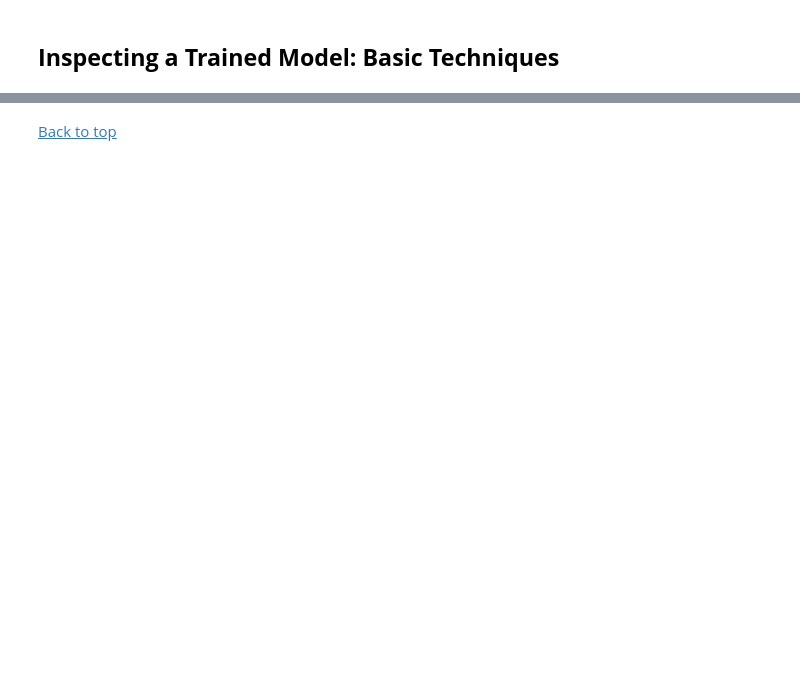
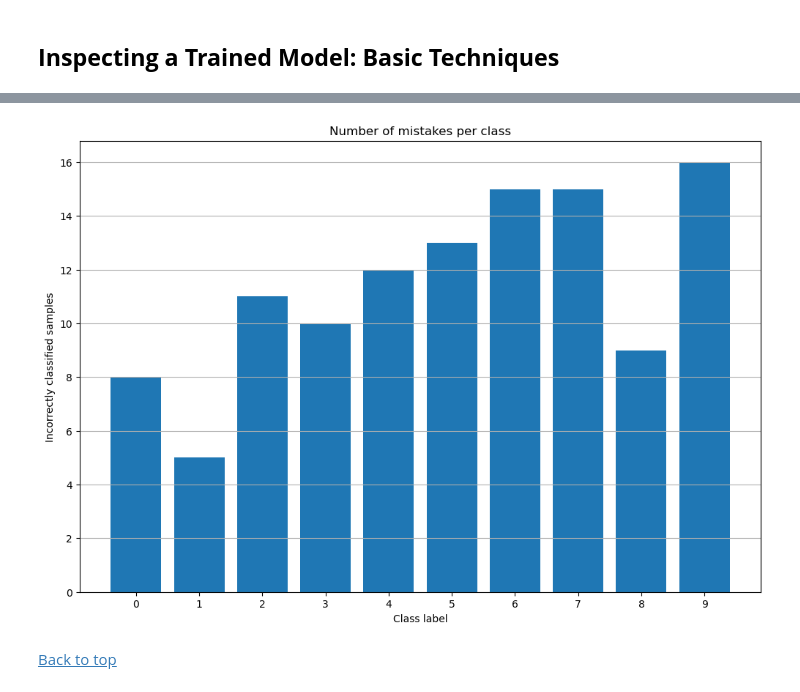
Before and after one commit to coneco-lab/open-lab-toolkit, a Jupyter notebook: convnets-tutorial.ipynb, the cells around one changed output, grey strips where cells are left out. Drawn from its saved outputs; the diff is of its cells as text; code cells hidden in the pictures; blank space fills up the shorter version.

```diff
--- a/convnets-tutorial.ipynb
+++ b/convnets-tutorial.ipynb
@@ -1097,2 +1416,28 @@ probability"._
+# %%
+def plot_incorrect(dataset, confusion_matrix, classes):
+  """Creates a bar chart of test mistakes per class.
+
+  Parameters:
+  dataset -- a PyTorch dataset
+  confusion_matrix -- a confusion matrix (2darray)
+  classes -- the number of classes in the dataset (int)
+  """
+
+  bins = dataset.targets.bincount()
+  incorrect = [bins[i] - confusion_matrix[i][i] for i in range(len(bins))]
+  bars = np.arange(classes)
+  plt.figure(figsize=(12,8))
+  plt.bar(bars, incorrect)
+  plt.xticks(bars)
+  plt.xlabel("Class label")
+  plt.ylabel("Incorrectly classified samples")
+  plt.title("Number of mistakes per class")
+  plt.grid(axis="y")
+
+plot_incorrect(dataset=test_dataset,
+               confusion_matrix=confusion_matrix,
+               classes=10)
+# %% [output]
+[figure, added]
 # %% [markdown]
 [Back to top](#back-to-top)
```
Also changed, not shown: parts of 23 cells of this notebook.
